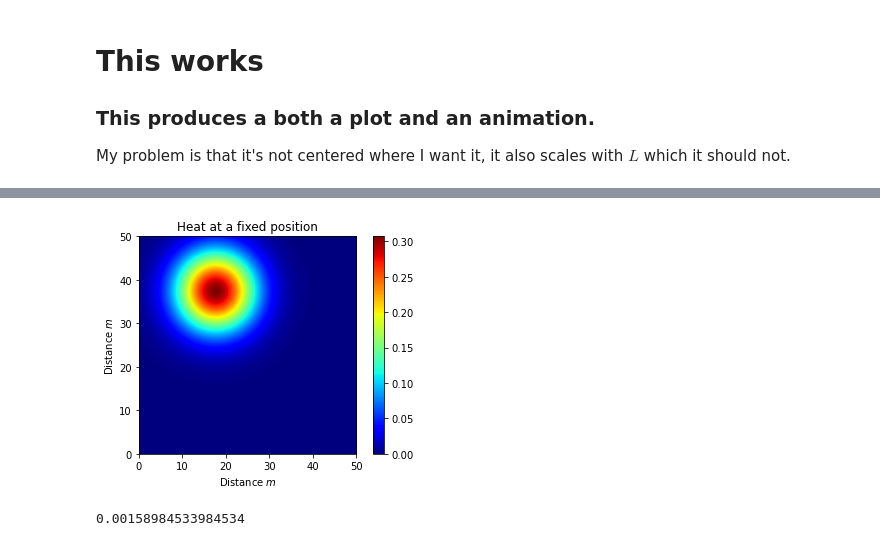
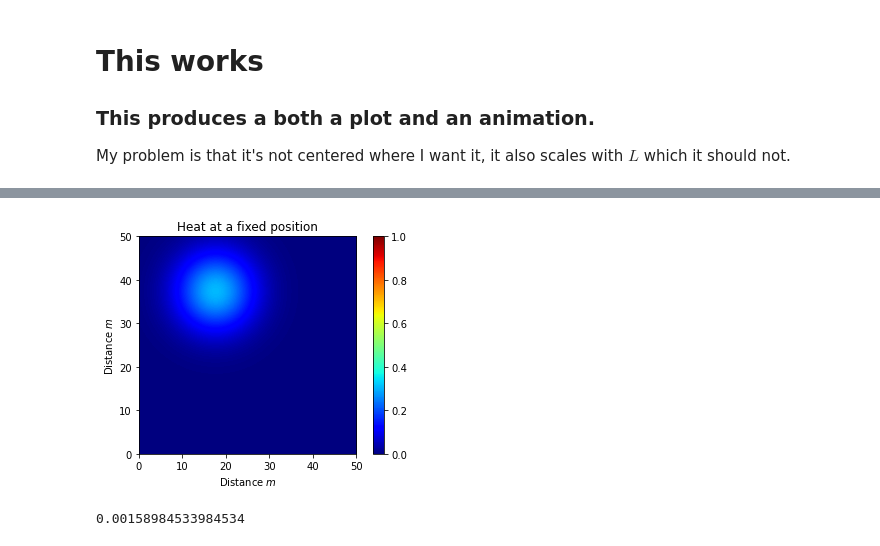
Before and after one commit to thesombady/HeatConduction, a Jupyter notebook: HeatConduction/Task2.ipynb, the cells around one changed output, grey strips where cells are left out. Cells and saved outputs as stored; diff of their text form; code cells hidden in the pictures.

```diff
--- a/HeatConduction/Task2.ipynb
+++ b/HeatConduction/Task2.ipynb
@@ -169,35 +166,36 @@ def Heat4(x, y, t, alpha = 2):
     return 1/2*(erf(k1/q)-erf(k2/q))
 
 def animate(t):
     t+=0.1
     u = Heat4(XX, YY ,t)
     cax.set_array(u)
     plt.title(f"Heat at a fixed position, \nTime = {round(t,0)/10}s")
     plt.xlabel(r"Distance $m$")
     plt.ylabel(r"Distance $m$")
     return fig,
 
 """
 cax = plt.imshow(Heat4(XX,YY, t = 0.0001),extent = [0, 50,0,50],
                 origin = "lower", animated=True, cmap = "jet",
                  interpolation = "bilinear")
 
 ani = FuncAnimation(fig, animate, interval=1, frames = 200, blit=True)
 plt.colorbar()
 ani.save('Task2Mac.gif', fps=20, writer = 'pillow')
 plt.show()
 """
 cax = plt.imshow(Heat4(XX,YY, t = 10),extent = [0, 50,0,50],
                 origin = "lower", animated=False, cmap = "jet",
-                 interpolation = "bilinear")#time 1 aswell
+                interpolation = "bilinear",
+                vmin = 0, vmax = 1)#time 1 aswell
 plt.colorbar()
 plt.title("Heat at a fixed position")
 plt.xlabel(r"Distance $m$")
 plt.ylabel(r"Distance $m$")
 plt.savefig("Task2Mac2.png")
 plt.show()
 # %% [output]
-[figure, old version]
+[figure, new version]
 # %%
 print(5e4/(60*60*24*7*52))
 # %% [output]
```
Also changed, not shown: parts of 1 cell of this notebook, 7 other files.
